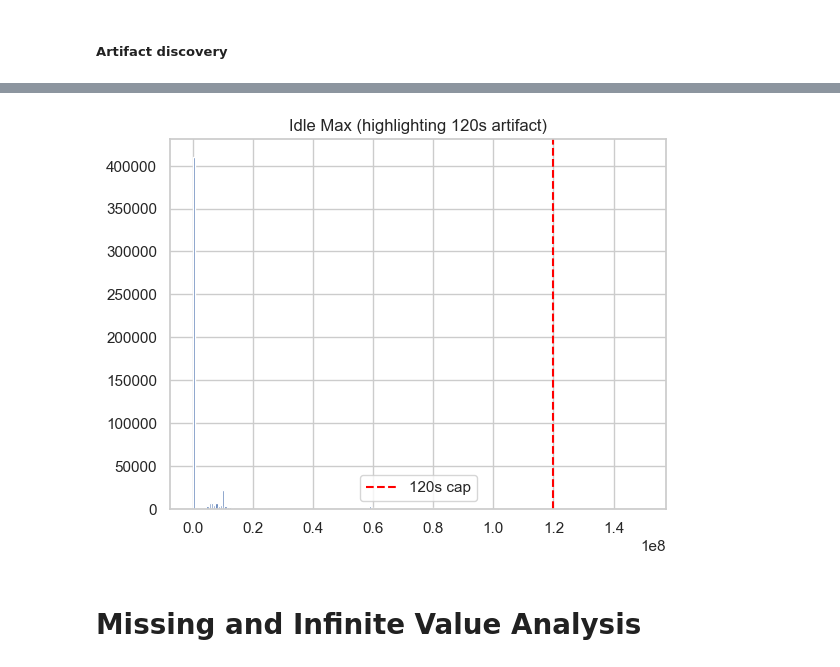
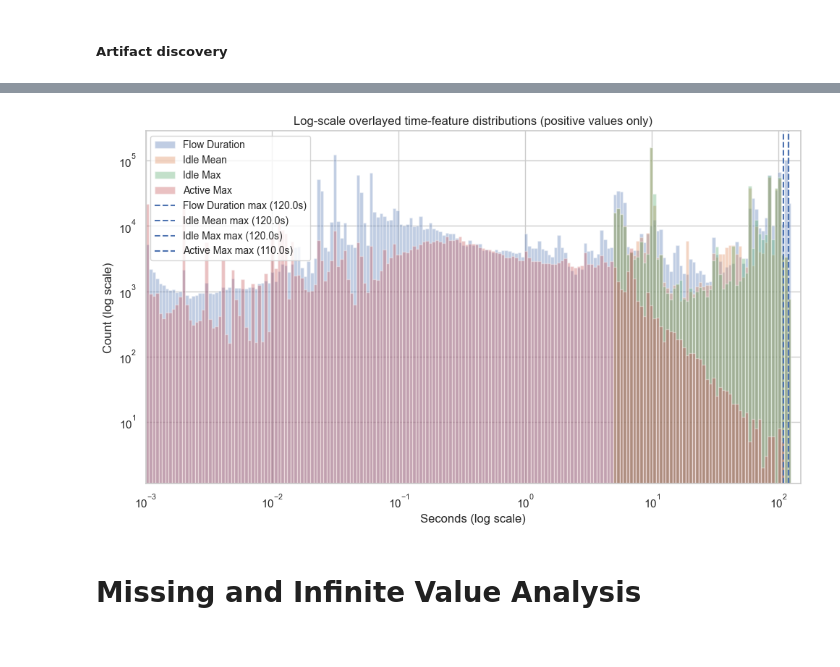
Before and after one commit to YashVerma-251103/DSc_project, a Jupyter notebook: PG/notebooks/Data_understanding.ipynb, the cells around one changed output, grey strips where cells are left out. Saved outputs shown, nothing was run; the diff lists cells and outputs as text; code cells hidden in the pictures.

Commit message:
artifact finding graph refining.

```diff
--- a/PG/notebooks/Data_understanding.ipynb
+++ b/PG/notebooks/Data_understanding.ipynb
@@ -99,6 +101,10 @@ Index([' Destination Port', ' Flow Duration', ' Total Fwd Packets',
 # %%
 # Artifact verification: flow timeout cap
 time_features = [' Flow Duration','Idle Mean',' Idle Max',' Active Max']
+max_durations = []
 for f in time_features:
-    print(f"{f}: max = {df[f].max():.0f}  (units: microseconds) -> {df[f].max()/1e6:.1f} seconds")
+    max_duration = df[f].max()
+    max_duration_in_seconds =max_duration/1e6
+    max_durations.append((f.strip(),max_duration,max_duration_in_seconds))
+    print(f"{f}: max = {max_duration}  (units: microseconds) -> {max_duration_in_seconds} seconds")
 # %% [output]
@@ -109,11 +143,38 @@ Idle Mean: max = 120000000  (units: microseconds) -> 120.0 seconds
 # %%
-# histogram focusing on the right tail to show spike at 120s
-plt.hist(df[' Idle Max'], bins=200, range=(0, 1.5e8))
-plt.axvline(120e6, color='red', linestyle='--', label='120s cap')
-plt.legend(); plt.title('Idle Max (highlighting 120s artifact)')
+# Log-scale overlayed histograms for time features (values in seconds).
+# Use log-spaced bins and log-x to reveal small differences across orders of magnitude.
+# Filter out zeros/negatives because log scale is undefined for them.
+plt.figure(figsize=(10,6))
+# log-spaced bins from 1ms to 150s (adjust upper bound if you want a different right-tail cutoff)
+bins = np.logspace(np.log10(1e-3), np.log10(150), 200)
+for col in time_features:
+    if col in df.columns:
+        vals = (df[col].dropna() / 1e6).astype(float)  # microseconds -> seconds
+        vals = vals[vals > 0]  # remove zeros/negatives for log-scale plotting
+        if len(vals) == 0:
+            print(f'No positive values for {col.strip()} — skipping')
+            continue
+        # histogram with log-spaced bins; alpha for visibility when overlaying
+        plt.hist(vals, bins=bins, alpha=0.35, label=col.strip())
+    else:
+        print(f'Column not found: {col}')
+# draw vertical dashed lines at observed maxima (max_durations built earlier)
+ax = plt.gca()
+for name, max_val, max_sec in max_durations:
+    if max_sec > 0:
+        ax.axvline(max_sec, linestyle='--', linewidth=1.5, label=f'{name} max ({max_sec:.1f}s)')
+# set log scales and labels
+ax.set_xscale('log')
+ax.set_yscale('log')  # optional: comment out if you prefer linear counts
+ax.set_xlabel('Seconds (log scale)')
+ax.set_ylabel('Count (log scale)')
+ax.set_title('Log-scale overlayed time-feature distributions (positive values only)')
+ax.set_xlim(1e-3, 150)
+ax.legend(ncol=1, fontsize='small')
+plt.tight_layout()
 plt.show()
 # %% [output]
-[figure, old version]
+[figure, new version]
 # %% [markdown]
 # Missing and Infinite Value Analysis
 # %% [markdown]
```
Also changed, not shown: parts of 5 cells of this notebook.
